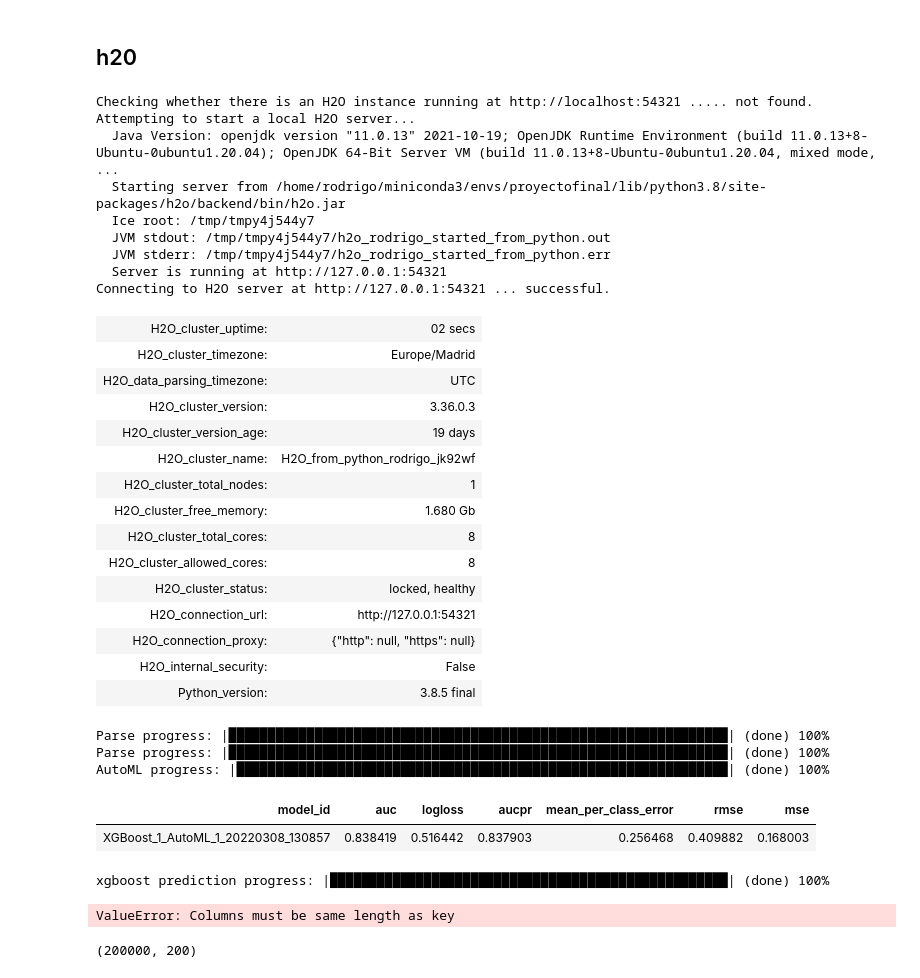
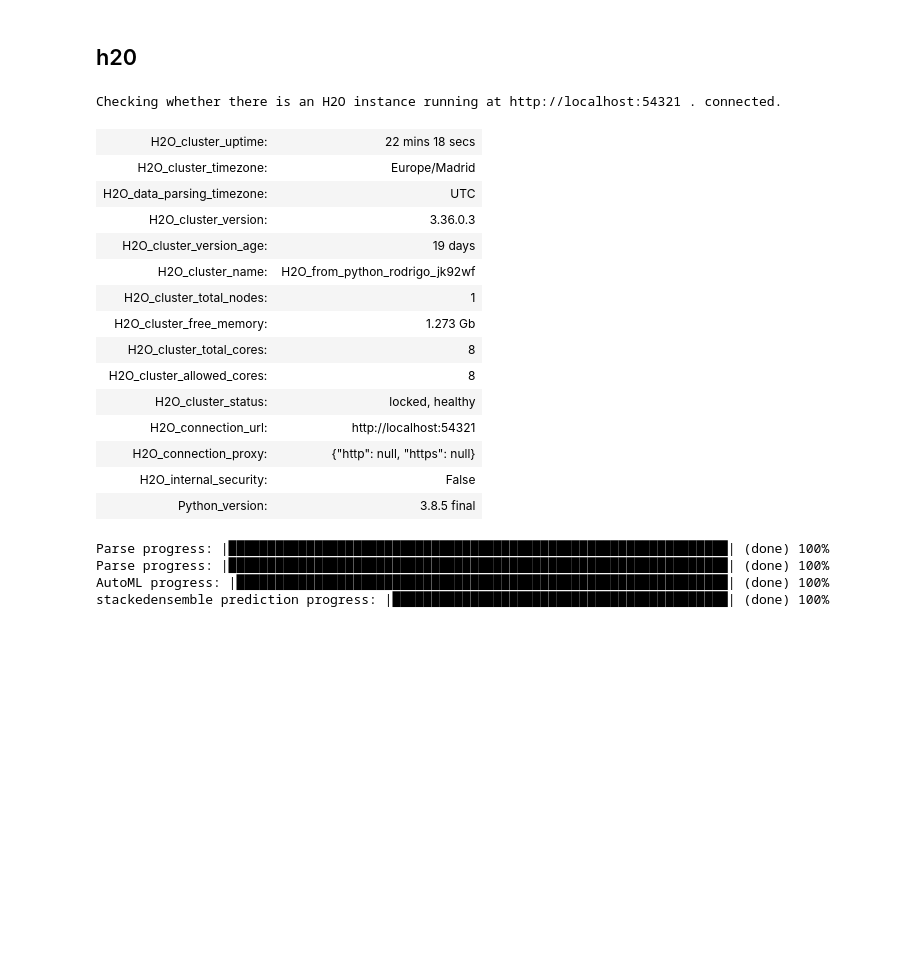
Before and after one commit to rodrigogalan/Proyecto_final, a Jupyter notebook: 4-modelos.ipynb, the cells around one changed output. Drawn from its saved outputs; the diff is of its cells as text; code cells hidden in the pictures; blank space fills up the shorter version.

```diff
--- a/4-modelos.ipynb
+++ b/4-modelos.ipynb
@@ -699,41 +699,44 @@ train = pd.concat([y, X], axis=1)
 X, y = train.drop(columns=['target']), train.target
 
 X_train, X_test, y_train, y_test = train_test_split(X, y, test_size=0.2)
-# %%
-h2o_function(1)
-# %% [output]
-Checking whether there is an H2O instance running at http://localhost:54321 ..... not found.
-Attempting to start a local H2O server...
-  Java Version: openjdk version "11.0.13" 2021-10-19; OpenJDK Runtime Environment (build 11.0.13+8-Ubuntu-0ubuntu1.20.04); OpenJDK 64-Bit Server VM (build 11.0.13+8-Ubuntu-0ubuntu1.20.04, mixed mode,  ...
-  Starting server from /home/rodrigo/miniconda3/envs/proyectofinal/lib/python3.8/site-packages/h2o/backend/bin/h2o.jar
-  Ice root: /tmp/tmpy4j544y7
-  JVM stdout: /tmp/tmpy4j544y7/h2o_rodrigo_started_from_python.out
-  JVM stderr: /tmp/tmpy4j544y7/h2o_rodrigo_started_from_python.err
-  Server is running at http://127.0.0.1:54321
-Connecting to H2O server at http://127.0.0.1:54321 ... successful.
-| H2O_cluster_uptime: | 02 secs |
-| H2O_cluster_timezone: | Europe/Madrid |
-| H2O_data_parsing_timezone: | UTC |
-| H2O_cluster_version: | 3.36.0.3 |
-| H2O_cluster_version_age: | 19 days |
-| H2O_cluster_name: | H2O_from_python_rodrigo_jk92wf |
-| H2O_cluster_total_nodes: | 1 |
-| H2O_cluster_free_memory: | 1.680 Gb |
-| H2O_cluster_total_cores: | 8 |
-| H2O_cluster_allowed_cores: | 8 |
-| H2O_cluster_status: | locked, healthy |
-| H2O_connection_url: | http://127.0.0.1:54321 |
-| H2O_connection_proxy: | {"http": null, "https": null} |
-| H2O_internal_security: | False |
-| Python_version: | 3.8.5 final |
-Parse progress: |████████████████████████████████████████████████████████████████| (done) 100%
-Parse progress: |████████████████████████████████████████████████████████████████| (done) 100%
-AutoML progress: |███████████████████████████████████████████████████████████████| (done) 100%
-| model_id | auc | logloss | aucpr | mean_per_class_error | rmse | mse |
-| XGBoost_1_AutoML_1_20220308_130857 | 0.838419 | 0.516442 | 0.837903 | 0.256468 | 0.409882 | 0.168003 |
-xgboost prediction progress: |███████████████████████████████████████████████████| (done) 100%
-ValueError: Columns must be same length as key
-# %%
-test.shape
-# %% [output]
-(200000, 200)
+# %%
+def h2o_function(n_models ):
+    h2o.init()
+
+    train_h2o = h2o.H2OFrame(train)
+    test_h2o = h2o.H2OFrame(test)
+
+    X=train_h2o.columns
+    y='target'
+    X.remove(y)
+
+    train_h2o[y] = train_h2o[y].asfactor()
+
+    aml=H2OAutoML(max_models = (n_models))
+
+    aml.train(x=X, y=y, training_frame=train_h2o)
+
+    return aml.leader.predict(test_h2o).as_data_frame()
+# %%
+solucion = h2o_function(5)
+# %% [output]
+Checking whether there is an H2O instance running at http://localhost:54321 . connected.
+| H2O_cluster_uptime: | 22 mins 18 secs |
+| H2O_cluster_timezone: | Europe/Madrid |
+| H2O_data_parsing_timezone: | UTC |
+| H2O_cluster_version: | 3.36.0.3 |
+| H2O_cluster_version_age: | 19 days |
+| H2O_cluster_name: | H2O_from_python_rodrigo_jk92wf |
+| H2O_cluster_total_nodes: | 1 |
+| H2O_cluster_free_memory: | 1.273 Gb |
+| H2O_cluster_total_cores: | 8 |
+| H2O_cluster_allowed_cores: | 8 |
+| H2O_cluster_status: | locked, healthy |
+| H2O_connection_url: | http://localhost:54321 |
+| H2O_connection_proxy: | {"http": null, "https": null} |
+| H2O_internal_security: | False |
+| Python_version: | 3.8.5 final |
+Parse progress: |████████████████████████████████████████████████████████████████| (done) 100%
+Parse progress: |████████████████████████████████████████████████████████████████| (done) 100%
+AutoML progress: |███████████████████████████████████████████████████████████████| (done) 100%
+stackedensemble prediction progress: |███████████████████████████████████████████| (done) 100%
```
Also changed, not shown: parts of 2 cells of this notebook.
